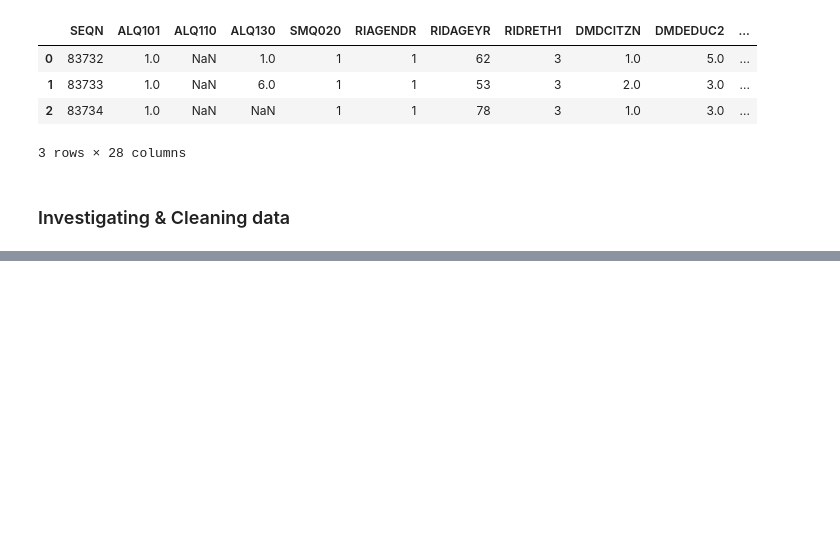
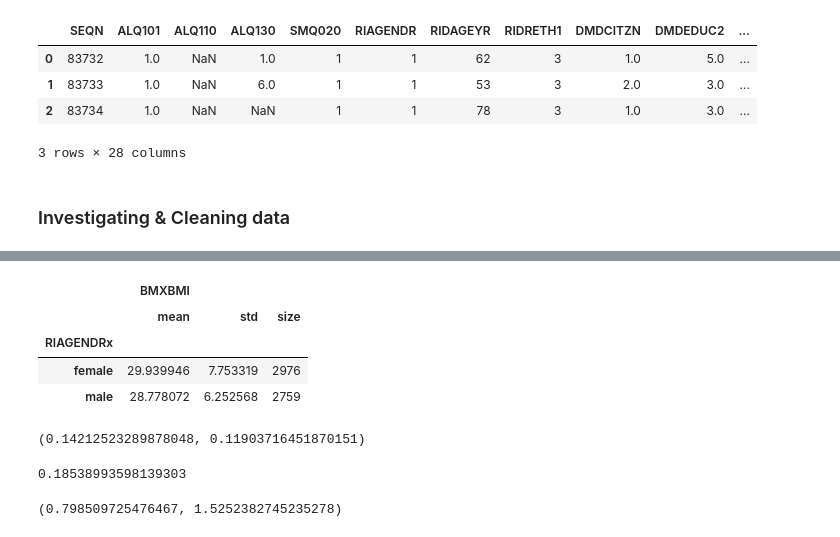
Before and after one commit to dissagaliyeva/python, a Jupyter notebook: inferential_stats/conf_intervals.ipynb, the cells around one changed output, grey strips where cells are left out. Cells and saved outputs as stored; diff of their text form; code cells hidden in the pictures; blank space fills up the shorter version.

```diff
--- a/inferential_stats/conf_intervals.ipynb
+++ b/inferential_stats/conf_intervals.ipynb
@@ -144,0 +260,29 @@ df['SMQ020x'] = df['SMQ020'].replace({1: 'yes', 2: 'no', 7: np.nan})
+# %%
+df.groupby('RIAGENDRx').agg({'BMXBMI': [np.mean, np.std, np.size]})6.252568
+# %% [output]
+|  | BMXBMI |  |  |
+|  | mean | std | size |
+| RIAGENDRx |  |  |  |
+| female | 29.939946 | 7.753319 | 2976 |
+| male | 28.778072 | 6.252568 | 2759 |
+# %%
+se_female = 7.753319 / np.sqrt(2976)
+se_male   = 6.252568 / np.sqrt(2759)
+
+se_female, se_male
+# %% [output]
+(0.14212523289878048, 0.11903716451870151)
+# %%
+se_diff = np.sqrt(se_female ** 2 + se_male ** 2)
+se_diff
+# %% [output]
+0.18538993598139303
+# %%
+# diff of means
+d = 29.939946 - 28.778072
+
+lower_bound, upper_bound = d - 1.96 * se_diff, d + 1.96 * se_diff
+
+lower_bound, upper_bound
+# %% [output]
+(0.798509725476467, 1.5252382745235278)
```
Also changed, not shown: parts of 13 cells of this notebook, 1 other file.
